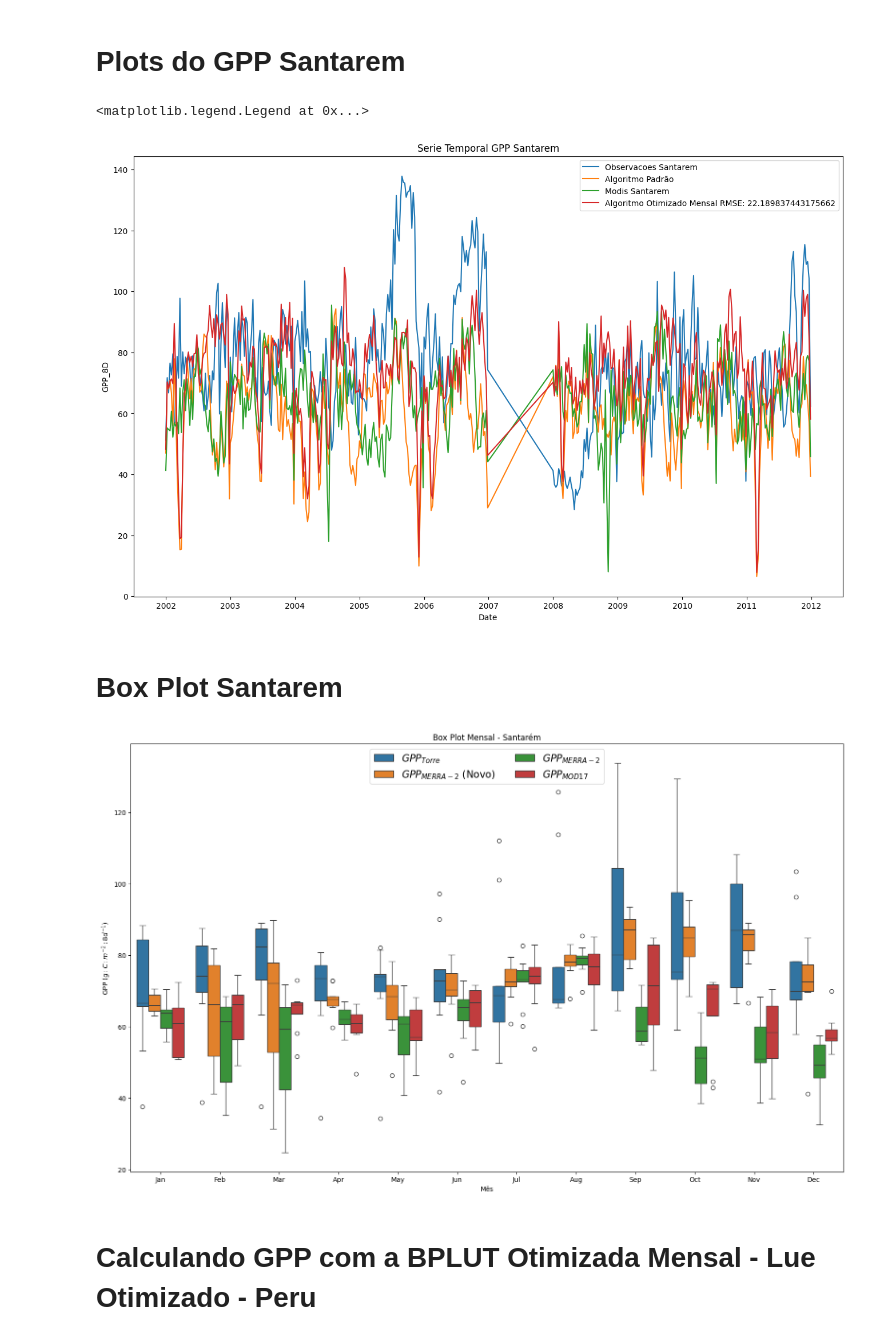
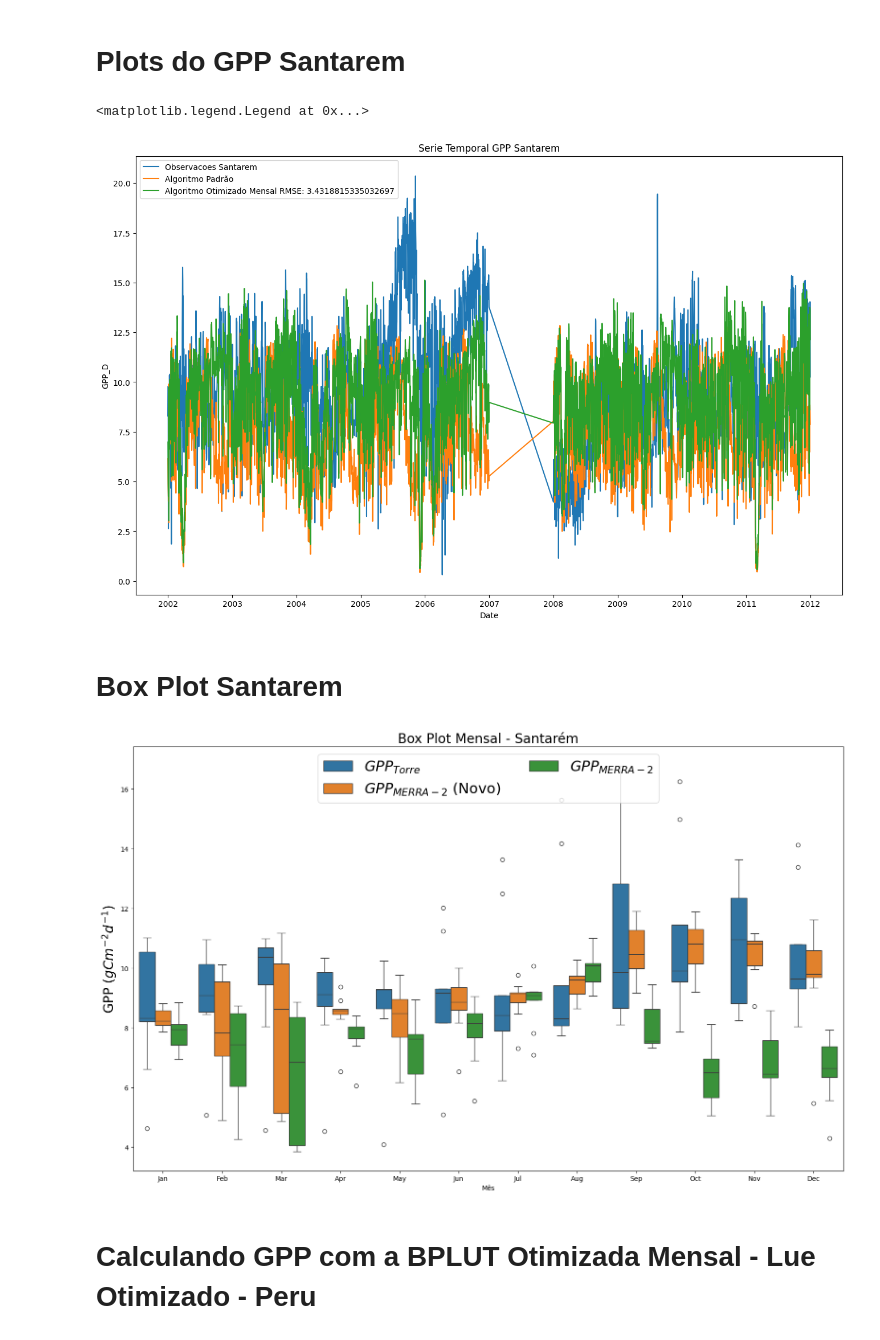
Before and after one commit to JeanArthurCostaDias/MOD17-OPTIMIZATION-AND-PREDICTION, a Jupyter notebook: otimizacao/plots_otimizacoes_GA_Mensal.ipynb, the cells around one changed output. Drawn from its saved outputs; the diff is of its cells as text; code cells hidden in the pictures.

```diff
--- a/otimizacao/plots_otimizacoes_GA_Mensal.ipynb
+++ b/otimizacao/plots_otimizacoes_GA_Mensal.ipynb
@@ -57,7 +57,7 @@ previsoes_santarem_diario = pd.concat([previsoes_santarem_2002,
                                         previsoes_santarem_2009,
                                         previsoes_santarem_2010,
                                         previsoes_santarem_2011], axis=0)
-
+'''
 gpp_2002 = previsoes_santarem_2002.resample('8D').sum()
 gpp_2003 = previsoes_santarem_2003.resample('8D').sum()
 gpp_2004 = previsoes_santarem_2004.resample('8D').sum()
@@ -77,40 +77,41 @@ previsoes_santarem = pd.concat([gpp_2002,
                                 gpp_2009,
                                 gpp_2010,
                                 gpp_2011],axis=0)
-rmse_santarem = np.sqrt(mean_squared_error(y_true=observacoes_santarem, y_pred=previsoes_santarem))
+'''
+rmse_santarem = np.sqrt(mean_squared_error(y_true=observacoes_santarem_diario, y_pred=previsoes_santarem_diario))
 # %% [markdown]
 # Plots do GPP Santarem
 # %%
 fig, ax = plt.subplots(figsize=(16, 10))
 
 plt.xlabel("Date")
-plt.ylabel("GPP_8D")
+plt.ylabel("GPP_D")
 plt.title("Serie Temporal GPP Santarem")
 
-plt.plot(observacoes_santarem)
-plt.plot(gpp_algpad_santarem)
-plt.plot(gpp_modis_santarem)
-plt.plot(previsoes_santarem)
+plt.plot(observacoes_santarem_diario)
+plt.plot(gpp_algpad_santarem_diario)
+#plt.plot(gpp_modis_santarem)
+plt.plot(previsoes_santarem_diario)
 
-plt.legend(['Observacoes Santarem', 'Algoritmo Padrão', 'Modis Santarem', 'Algoritmo Otimizado Mensal RMSE: ' + str(rmse_santarem)])
+plt.legend(['Observacoes Santarem', 'Algoritmo Padrão', 'Algoritmo Otimizado Mensal RMSE: ' + str(rmse_santarem)])
 # %% [output]
 <matplotlib.legend.Legend at 0x...>
-[figure, old version]
+[figure, new version]
 # %% [markdown]
 # Box Plot Santarem
 # %%
 # Definindo os dados mensais de Santarém
-observacoes_santarem_monthly = observacoes_santarem.resample('M').mean()
-new_params_santarem_monthly = previsoes_santarem.squeeze().resample('M').mean()
-santarem_gpp_mod_monthly = gpp_modis_santarem.resample('M').mean()
-smoothed_gpp_algpad_santarem_monthly = gpp_algpad_santarem.resample('M').mean()
+observacoes_santarem_monthly = observacoes_santarem_diario.resample('M').mean()
+new_params_santarem_monthly = previsoes_santarem_diario.squeeze().resample('M').mean()
+#santarem_gpp_mod_monthly = gpp_modis_santarem.resample('M').mean()
+smoothed_gpp_algpad_santarem_monthly = gpp_algpad_santarem_diario.resample('M').mean()
 
 # Criando DataFrame para Santarém com os dados resampleados
 df_santarem = pd.DataFrame({
     '$GPP_{Torre}$': observacoes_santarem_monthly,
     '$GPP_{MERRA-2}$ (Novo)': new_params_santarem_monthly,
-    '$GPP_{MERRA-2}$': smoothed_gpp_algpad_santarem_monthly,
-    '$GPP_{MOD17}$': santarem_gpp_mod_monthly,
+    '$GPP_{MERRA-2}$': smoothed_gpp_algpad_santarem_monthly
+#    '$GPP_{MOD17}$': santarem_gpp_mod_monthly,
 })
 
 # Resetando o índice para ter uma coluna de datas
@@ -128,15 +129,15 @@ fig, axes = plt.subplots(figsize=(16, 10))  # Criando subplots com 2 linhas e 1
 
 # Boxplot para Santarém
 sns.boxplot(data=df_santarem_melted, x='Mes', y='Valor', hue='Medição de GPP', dodge=True, ax=axes)
-axes.set_title('Box Plot Mensal - Santarém')  # Definindo título
-axes.set_ylabel('GPP ($g : C : m^{-2} : 8d^{-1}$)')  # Definindo rótulo do eixo y
+axes.set_title('Box Plot Mensal - Santarém', fontsize=20)  # Definindo título
+axes.set_ylabel('GPP ($gCm^{-2}d^{-1}$)', fontsize=20)  # Definindo rótulo do eixo y
 axes.set_xlabel('Mês')  # Definindo rótulo do eixo x
-axes.legend(loc='upper center', fontsize=15, ncol=2)  # Definindo legenda
+axes.legend(loc='upper center', fontsize=22, ncol=2)  # Definindo legenda
 plt.tight_layout()  # Ajustando layout
-#plt.savefig('BoxPlot_Santarem_Peru.png', dpi=300, bbox_inches='tight', pad_inches=0.2)  # Salvando figura
+plt.savefig('BoxPlot_Santarem.png', dpi=300, bbox_inches='tight', pad_inches=0.2)  # Salvando figura
 plt.show()
 # %% [output]
-[figure, old version]
+[figure, new version]
 # %% [markdown]
 # Calculando GPP com a BPLUT Otimizada Mensal - Lue Otimizado - Peru
 # %%
```
Also changed, not shown: parts of 10 cells of this notebook, 7 other files.
